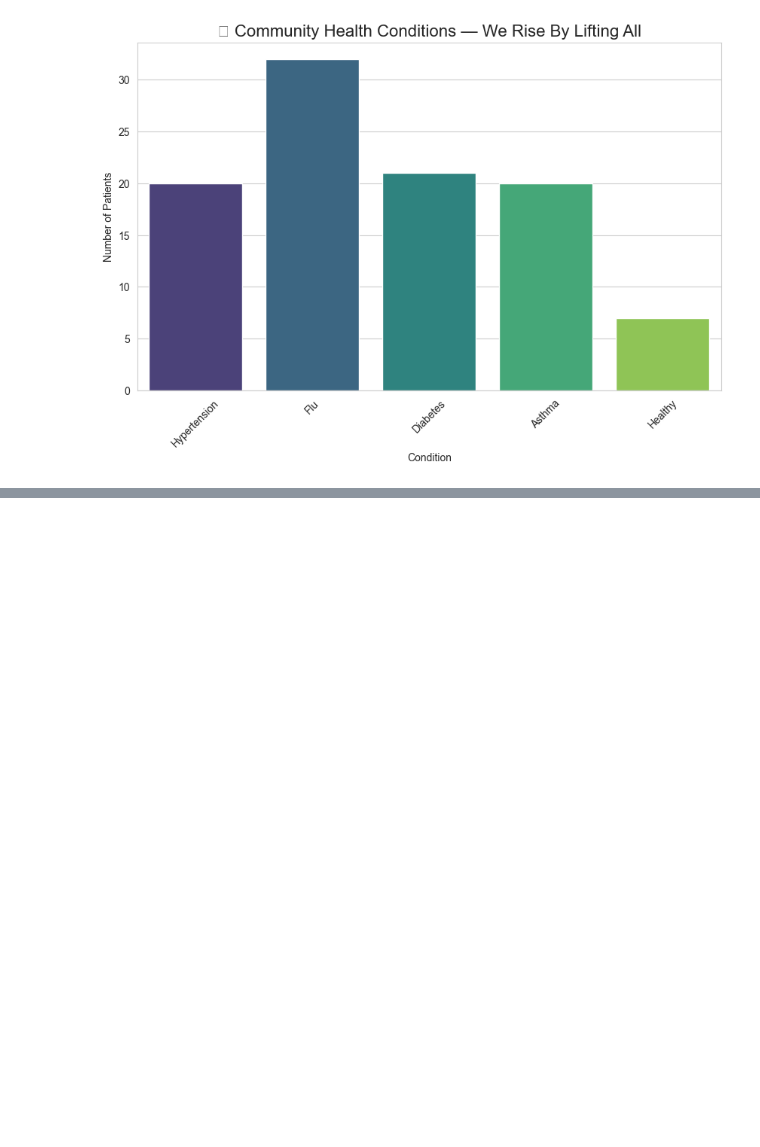
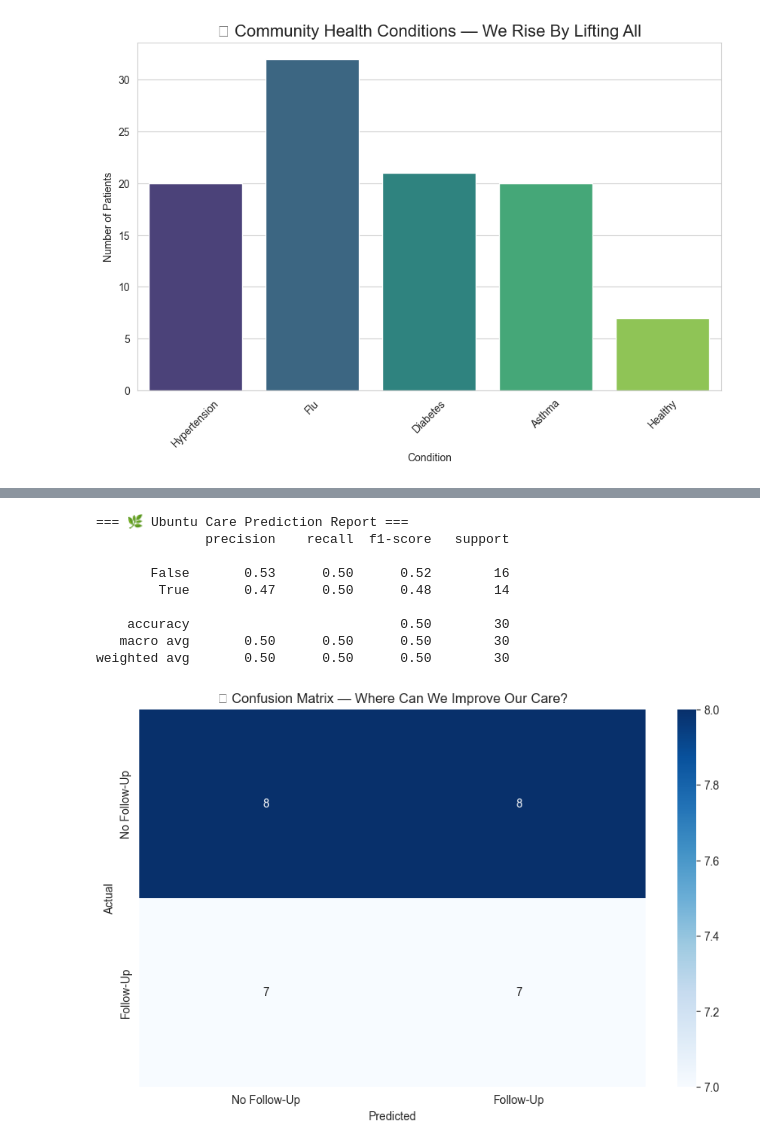
Before and after one commit to edmondweb/Python_Data_Analysis, a Jupyter notebook: week7.ipynb, the cells around one changed output, grey strips where cells are left out. Drawn from its saved outputs; the diff is of its cells as text; code cells hidden in the pictures; blank space fills up the shorter version.

```diff
--- a/week7.ipynb
+++ b/week7.ipynb
@@ -81,0 +152,44 @@ Passing `palette` without assigning `hue` is deprecated and will be removed in v
+# %%
+from sklearn.model_selection import train_test_split
+from sklearn.ensemble import RandomForestClassifier
+from sklearn.metrics import classification_report, confusion_matrix
+
+# 🔄 Convert categorical to numeric (so the machine can understand our village)
+df_encoded = pd.get_dummies(df, columns=['Condition', 'Gender'], drop_first=True)
+
+# 🎯 Target: Follow_Up_Needed
+X = df_encoded.drop(['Follow_Up_Needed', 'Patient_ID'], axis=1)
+y = df_encoded['Follow_Up_Needed']
+
+# 🤲 Ubuntu Split: Share data between training (learning) and testing (serving)
+X_train, X_test, y_train, y_test = train_test_split(X, y, test_size=0.3, random_state=42)
+
+# 🌱 Grow a Forest of Wisdom (Random Forest Classifier)
+model = RandomForestClassifier(random_state=42)
+model.fit(X_train, y_train)
+
+# 🎯 Predict
+y_pred = model.predict(X_test)
+
+# 📋 Ubuntu Report: How well did we serve?
+print("\n=== 🌿 Ubuntu Care Prediction Report ===")
+print(classification_report(y_test, y_pred))
+
+# 🖼️ Confusion Matrix — Who did we miss? Let’s learn together.
+cm = confusion_matrix(y_test, y_pred)
+sns.heatmap(cm, annot=True, fmt='d', cmap='Blues', xticklabels=['No Follow-Up', 'Follow-Up'], yticklabels=['No Follow-Up', 'Follow-Up'])
+plt.title("🔍 Confusion Matrix — Where Can We Improve Our Care?")
+plt.ylabel("Actual")
+plt.xlabel("Predicted")
+plt.show()
+# %% [output]
+=== 🌿 Ubuntu Care Prediction Report ===
+              precision    recall  f1-score   support
+
+       False       0.53      0.50      0.52        16
+        True       0.47      0.50      0.48        14
+
+    accuracy                           0.50        30
+   macro avg       0.50      0.50      0.50        30
+weighted avg       0.50      0.50      0.50        30
+[figure, added]
```
Also changed, not shown: parts of 3 cells of this notebook.
